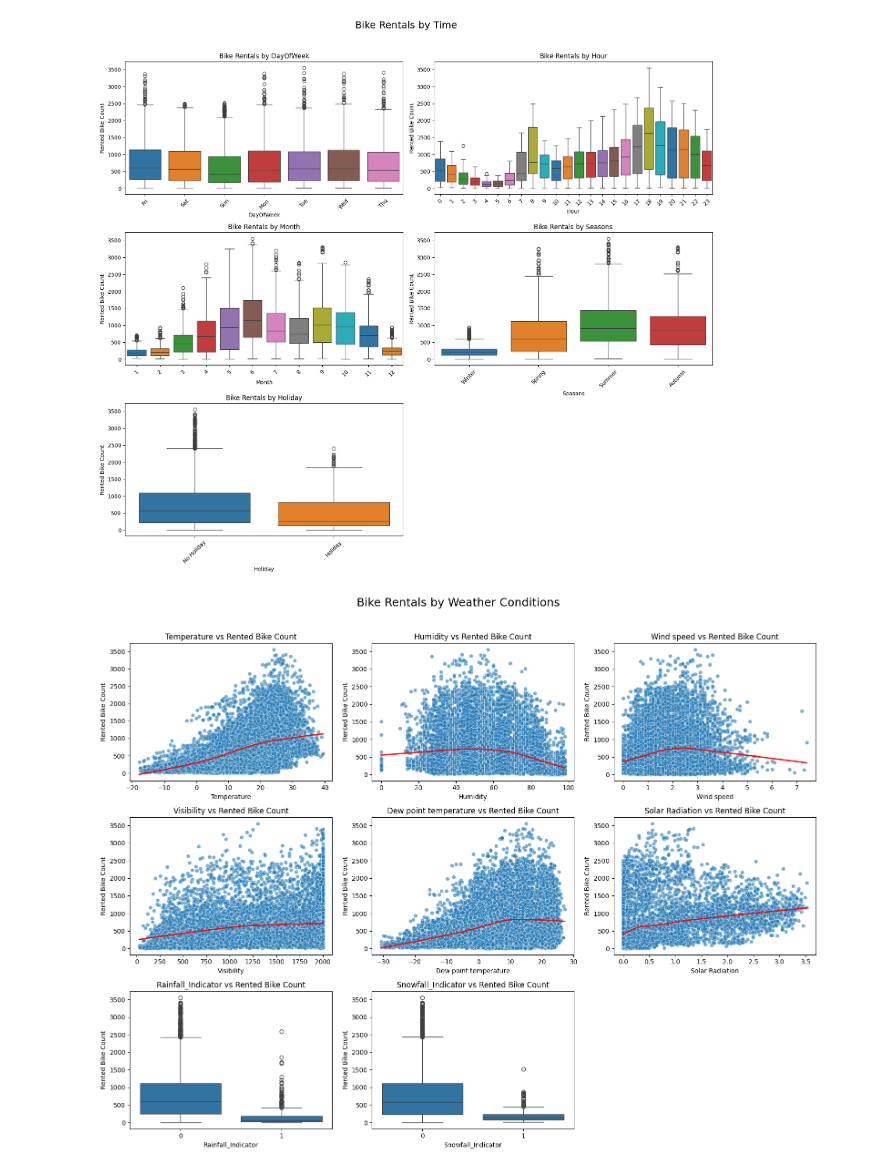
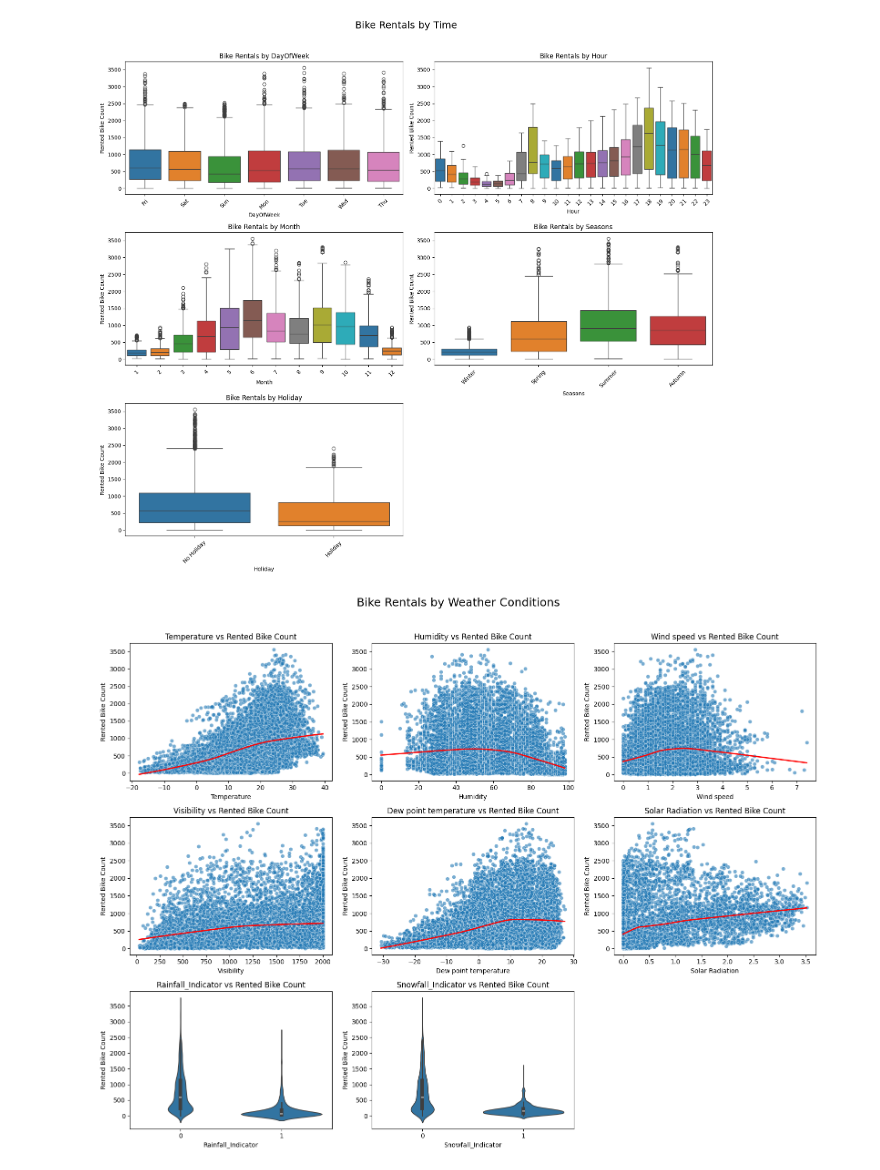
Before and after one commit to MarkThackham/MarkThackham.github.io, a Jupyter notebook: Portfolio/machine-learning/seoul-bike-hire/Seoul-bike-hire-data.ipynb, the cells around one changed output. Saved outputs shown, nothing was run; the diff lists cells and outputs as text; code cells hidden in the pictures.

```diff
--- a/Portfolio/machine-learning/seoul-bike-hire/Seoul-bike-hire-data.ipynb
+++ b/Portfolio/machine-learning/seoul-bike-hire/Seoul-bike-hire-data.ipynb
@@ -250,9 +250,6 @@ plt.show()
 # %%
 #=================================================================
 # Step 6: Weather
-
-import matplotlib.pyplot as plt
-import seaborn as sns
 
 # Variables of interest
 vars = ['Temperature', 'Humidity', 'Wind speed', 'Visibility',
@@ -268,7 +265,7 @@ for i, var in enumerate(vars):
 
     if var in ['Rainfall_Indicator', 'Snowfall_Indicator']:
         # --- Boxplot for indicators ---
-        sns.boxplot(
+        sns.violinplot(
             data=df3,
             x=var,
             y='Rented Bike Count',
@@ -281,31 +278,32 @@ for i, var in enumerate(vars):
             x=var,
             y='Rented Bike Count',
             alpha=0.6,
             ax=ax
         )
         sns.regplot(
             data=df3,
             x=var,
             y='Rented Bike Count',
             scatter=False,
             lowess=True,
             ax=ax,
             line_kws={"color": "red", "lw": 2}
         )
 
     # Labels & title
     ax.set_title(f"{var} vs Rented Bike Count")
     ax.set_xlabel(var)
     ax.set_ylabel("Rented Bike Count")
 
 # Hide unused subplots
 for j in range(len(vars), len(axes)):
     axes[j].set_visible(False)
 
 # Overall title
 fig.suptitle("Bike Rentals by Weather Conditions", fontsize=18, y=1.02)
 
 plt.tight_layout()
+plt.savefig("seoul-bike-hire-features-weather.png", dpi=300)
 plt.show()
 # %% [output]
-[figure, old version]
+[figure, new version]
```
Also changed, not shown: 2 other files.
